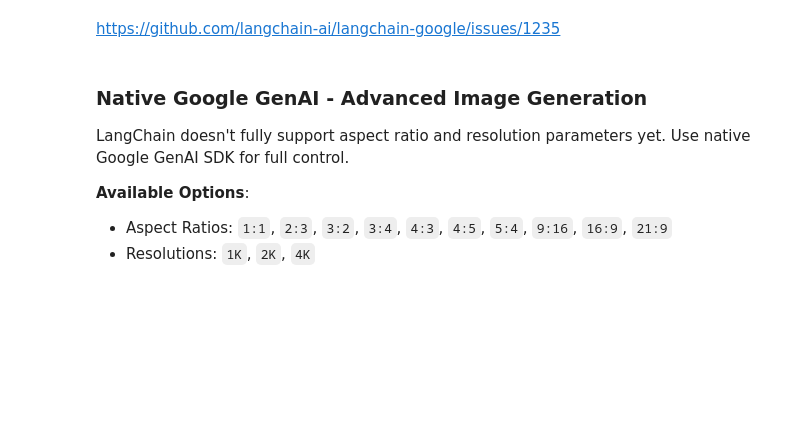
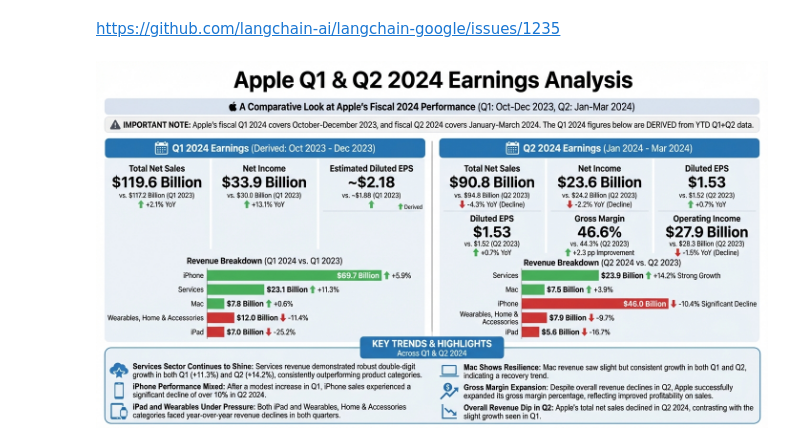
Before and after one commit to laxmimerit/Multi-Agent-Deep-RAG, a Jupyter notebook: 03 Gemini3 with Langchain Bootcamp.ipynb, the cells around one changed output. Drawn from its saved outputs; the diff is of its cells as text; code cells hidden in the pictures; blank space fills up the shorter version.

```diff
--- a/03 Gemini3 with Langchain Bootcamp.ipynb
+++ b/03 Gemini3 with Langchain Bootcamp.ipynb
@@ -365,9 +615,10 @@ image_model = ChatGoogleGenerativeAI(model="gemini-3-pro-image-preview")
 image_content = f"Create a professional infographic with this data:\n\n{response.text}"
 
 image_response = image_model.invoke(
-    image_content,
-    response_modalities=[Modality.TEXT, Modality.IMAGE],
+    image_content, response_modalities=[Modality.TEXT, Modality.IMAGE]
 )
 # %%
-image_response.content_blocks
+display(Image(base64.b64decode(image_response.content_blocks[0]['base64'])))
+# %% [output]
+[figure, added]
 # %%
@@ -396,8 +626,0 @@ with open("data/images/apple_earnings_infographic.png", "wb") as f:
-# %% [markdown]
-### Native Google GenAI - Advanced Image Generation
-
-LangChain doesn't fully support aspect ratio and resolution parameters yet. Use native Google GenAI SDK for full control.
-
-**Available Options**:
-- Aspect Ratios: `1:1`, `2:3`, `3:2`, `3:4`, `4:3`, `4:5`, `5:4`, `9:16`, `16:9`, `21:9`
-- Resolutions: `1K`, `2K`, `4K`
```
Also changed, not shown: parts of 84 cells of this notebook, 2 other files.
